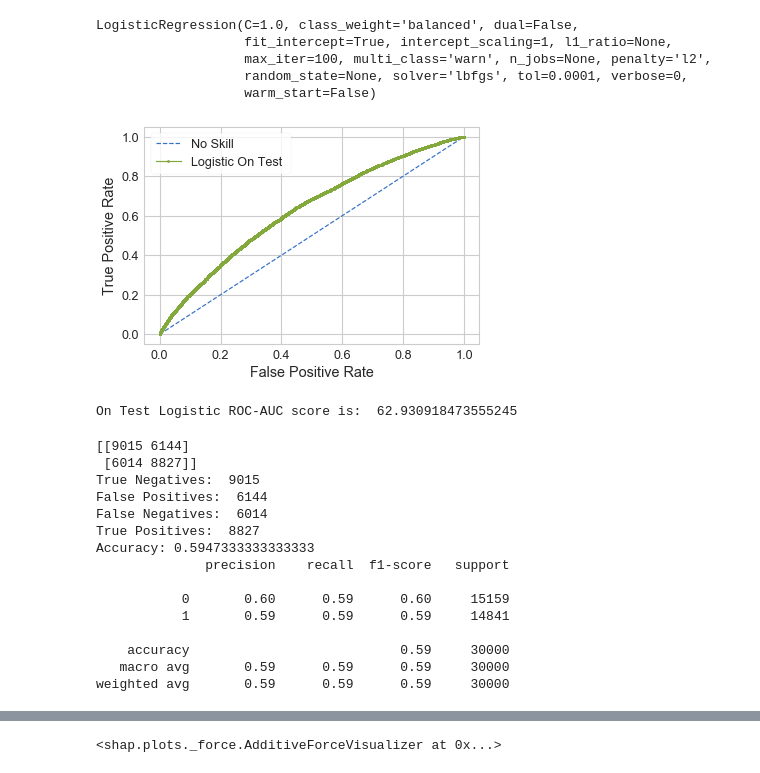
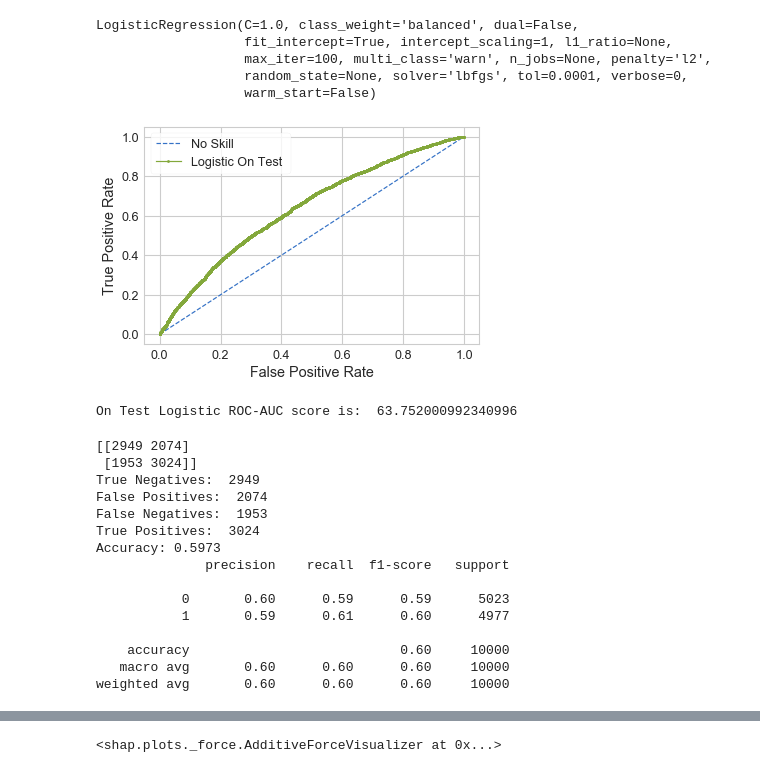
Before and after one commit to schilloji/iim_apds_churn_prjct, a Jupyter notebook: model_build.ipynb, the cells around one changed output, grey strips where cells are left out. Cells and saved outputs as stored; diff of their text form; code cells hidden in the pictures.

```diff
--- a/model_build.ipynb
+++ b/model_build.ipynb
@@ -183,7 +184,7 @@ y=telo_df['churn']
 scaler = MinMaxScaler()
 telo_df=scaler.fit_transform(telo_df)
 
-X_train, X_test, y_train, y_test = train_test_split(X, y, test_size=0.3)
+X_train, X_test, y_train, y_test = train_test_split(X, y, test_size=0.1)
 
 id_train=X_train
 id_test=X_test
@@ -194,7 +195,9 @@ X_train=X_train.drop(['Customer_ID'],axis=1)
 scaler = MinMaxScaler()
 X_train=scaler.fit_transform(X_train)
 
+X_Fe_test=X_test.drop(['Customer_ID'],axis=1)
 X_test=X_test.drop(['Customer_ID'],axis=1)
+
 X_test=scaler.fit_transform(X_test)
 # %%
 
@@ -211,31 +214,31 @@ LogisticRegression(C=1.0, class_weight='balanced', dual=False,
                    random_state=None, solver='lbfgs', tol=0.0001, verbose=0,
                    warm_start=False)
 # %%
-telco_test = pd.DataFrame()
-telco_test['Customer_ID']=id_test['Customer_ID']
-telco_test['prob']=logreg.predict_proba(X_test)[:,1]
-auc_curve(telco_test,y_test,'On Test ','Logistic ')
+log_telco_test = pd.DataFrame()
+log_telco_test['Customer_ID']=id_test['Customer_ID']
+log_telco_test['prob']=logreg.predict_proba(X_test)[:,1]
+auc_curve(log_telco_test,y_test,'On Test ','Logistic ')
 # %% [output]
-[figure, old version]
+[figure, new version]
-On Test Logistic ROC-AUC score is:  62.930918473555245
+On Test Logistic ROC-AUC score is:  63.752000992340996
 # %%
-conf_matr(telco_test,y_test,0.5)
+conf_matr(log_telco_test,y_test,0.5)
 # %% [output]
-[[9015 6144]
- [6014 8827]]
-True Negatives:  9015
-False Positives:  6144
-False Negatives:  6014
-True Positives:  8827
-Accuracy: 0.5947333333333333
+[[2949 2074]
+ [1953 3024]]
+True Negatives:  2949
+False Positives:  2074
+False Negatives:  1953
+True Positives:  3024
+Accuracy: 0.5973
               precision    recall  f1-score   support
 
-           0       0.60      0.59      0.60     15159
-           1       0.59      0.59      0.59     14841
+           0       0.60      0.59      0.59      5023
+           1       0.59      0.61      0.60      4977
 
-    accuracy                           0.59     30000
-   macro avg       0.59      0.59      0.59     30000
-weighted avg       0.59      0.59      0.59     30000
+    accuracy                           0.60     10000
+   macro avg       0.60      0.60      0.60     10000
+weighted avg       0.60      0.60      0.60     10000
 # %%
 On Test Logistic ROC-AUC score is:  63.23568883149694
 On Test Logistic ROC-AUC score is:  63.364424326779975
```
Also changed, not shown: parts of 25 cells of this notebook, 7 other files.
